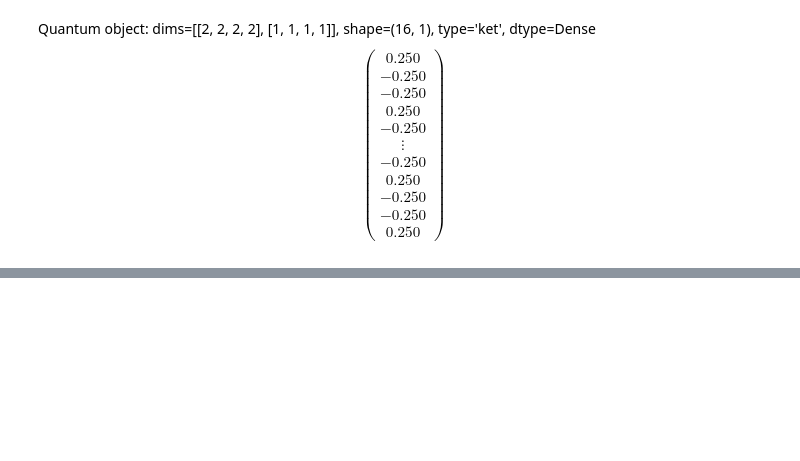
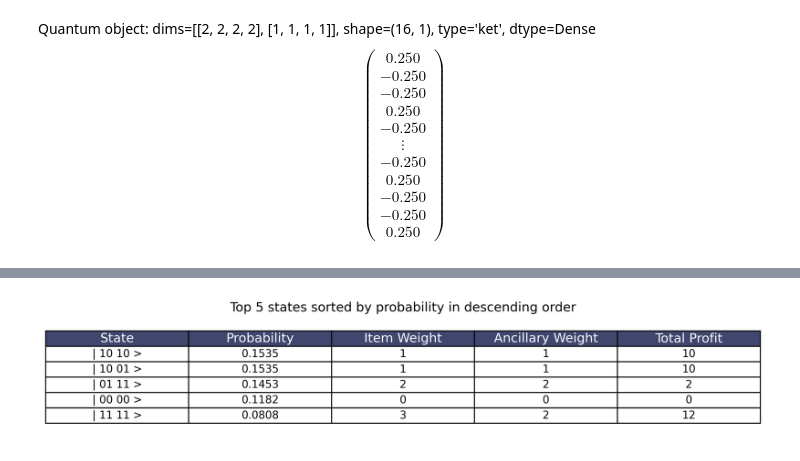
Before and after one commit to raw-asparagus/SP3172, a Jupyter notebook: Quantum Annealing/master.ipynb, the cells around one changed output, grey strips where cells are left out. Drawn from its saved outputs; the diff is of its cells as text; code cells hidden in the pictures; blank space fills up the shorter version.

```diff
--- a/Quantum Annealing/master.ipynb
+++ b/Quantum Annealing/master.ipynb
@@ -228,0 +238,46 @@ plt.show()
+# %%
+table_data = []
+for state_label, prob in sorted_probabilities[:5]:
+    item_weight = calculate_item_weight(state_label)
+    ancillary_weight = calculate_ancillary_weight(state_label)
+    total_profit = calculate_total_profit(state_label)
+    table_data.append(
+        [
+            f"| {state_label[:num_items]} {state_label[num_items:]} >",
+            f"{prob:.4f}",
+            item_weight,
+            ancillary_weight,
+            total_profit,
+        ]
+    )
+
+
+fig, ax = plt.subplots(figsize=(10, 2), dpi=300)
+ax.axis("tight")
+ax.axis("off")
+ax.set(title="Top 5 states sorted by probability in descending order")
+table = ax.table(
+    cellText=table_data,
+    colLabels=[
+        "State",
+        "Probability",
+        "Item Weight",
+        "Ancillary Weight",
+        "Total Profit",
+    ],
+    cellLoc="center",
+    loc="center",
+)
+table.auto_set_font_size(False)
+table.set_fontsize(10)
+table.scale(1.2, 1.2)
+
+for (i, j), cell in table.get_celld().items():
+    if i == 0:
+        cell.set_fontsize(12)
+        cell.set_facecolor("#40466e")
+        cell.set_text_props(color="w")
+
+plt.show()
+# %% [output]
+[figure, added]
```
Also changed, not shown: parts of 16 cells of this notebook, 1 other file.
